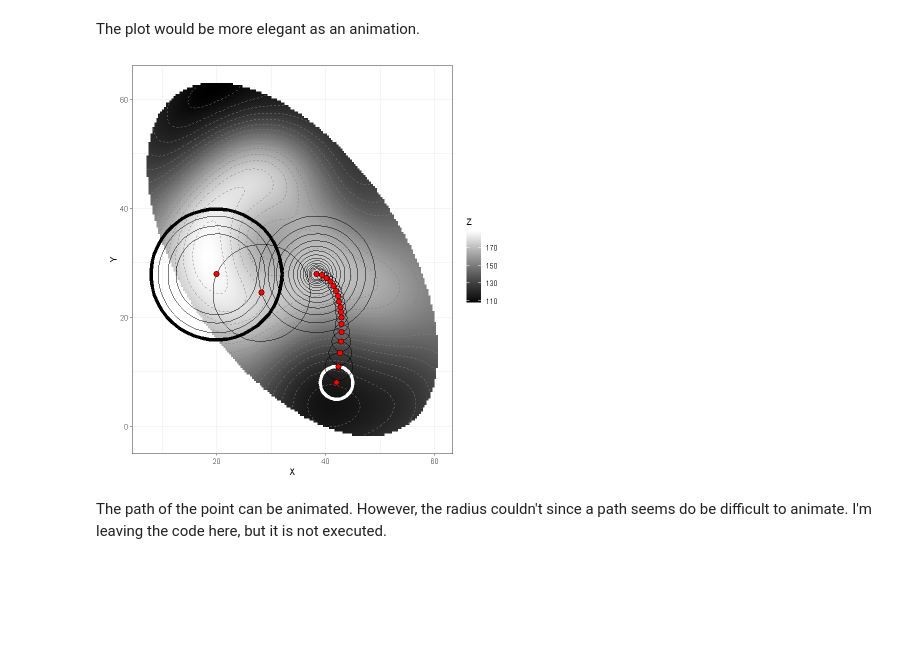
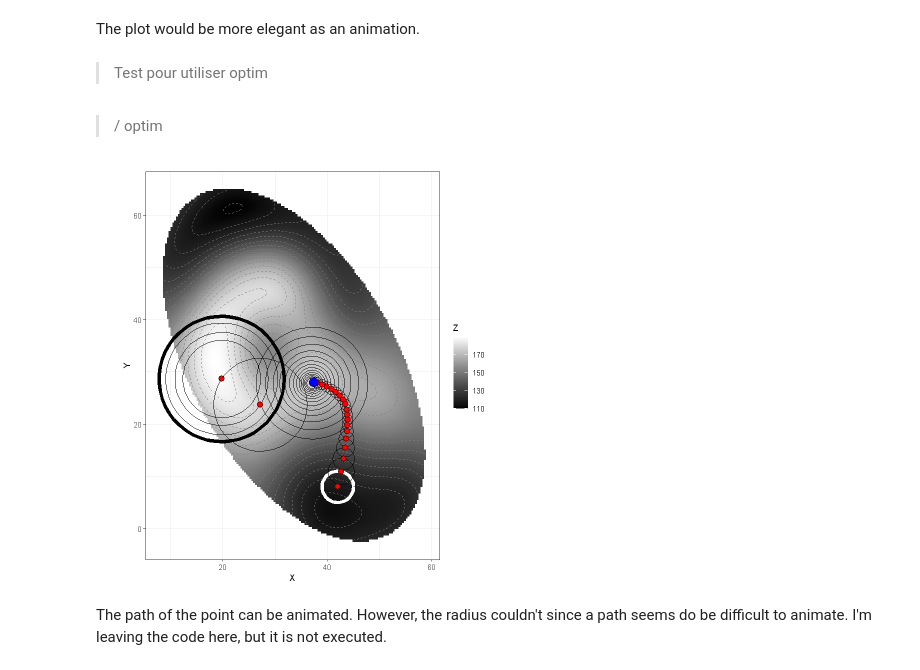
Before and after one commit to essicolo/2020_blueberry-ionomics, a Jupyter notebook: 02_algo-demo.ipynb, the cells around one changed output. Drawn from its saved outputs; the diff is of its cells as text; code cells hidden in the pictures; blank space fills up the shorter version.

Commit message:
optim

```diff
--- a/02_algo-demo.ipynb
+++ b/02_algo-demo.ipynb
@@ -221,20 +200,31 @@ ref_leaf$iteration <- 1:nrow(ref_leaf)
 ait_circle$rank <- "In between"
 ait_circle$rank[ait_circle$iteration == 2] <- "first"
 ait_circle$rank[ait_circle$iteration == max_iter] <- "last"
+# %% [markdown]
+> Test pour utiliser optim
+# %%
+fr <- function(x, model) 1/predict(model, newdata = data.frame(X = x[1], Y = x[2]))
+# %%
+opt_leaf <- optim(par = c(42, 8), fr, model = m_fit_ex)
+# %%
+opt_coord <- data.frame(X = opt_leaf$par[1], Y = opt_leaf$par[2], Z = opt_leaf$value)
+# %% [markdown]
+> / optim
 # %%
 ggplot(grid_ex, aes(X, Y)) +
   geom_tile(aes(fill = Z)) +
   geom_contour(aes(z = Z), colour = "grey50", lwd = 0.3, binwidth = 5, linetype = 2) +
   geom_path(data = ait_circle, aes(group = iteration, colour = rank, size = rank), show.legend = FALSE) +
-  geom_point(data = ref_leaf, fill = "red", pch = 21, size = 3) + # aes(size = iteration),
+  geom_point(data = ref_leaf, fill = "red", pch = 21, size = 3) +
+  geom_point(data = opt_coord, fill = "blue", pch = 21, size = 5) +
   coord_equal() +
   scale_fill_gradient(low = "black", high = "white") +
   scale_colour_manual(values = c("white", "black", "black")) +
   scale_size_manual(values = c(2, 0.3, 2)) +
   theme_bw() +
   ggsave("images/convegence-algo_1.png", height = 6, width = 6, dpi = 300)
 # %% [output]
-[figure, old version]
+[figure, new version]
 # %% [markdown]
 The path of the point can be animated. However, the radius couldn't since a path seems do be difficult to animate. I'm leaving the code here, but it is not executed.
 # %% [raw]
```
Also changed, not shown: parts of 8 cells of this notebook, 2 other files.
